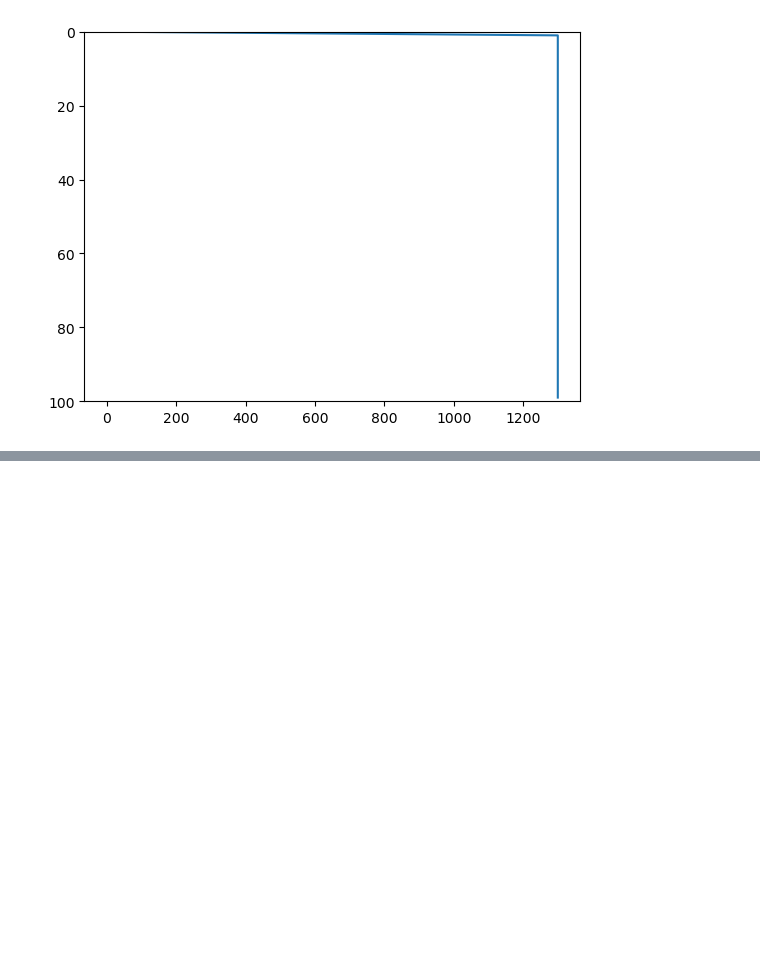
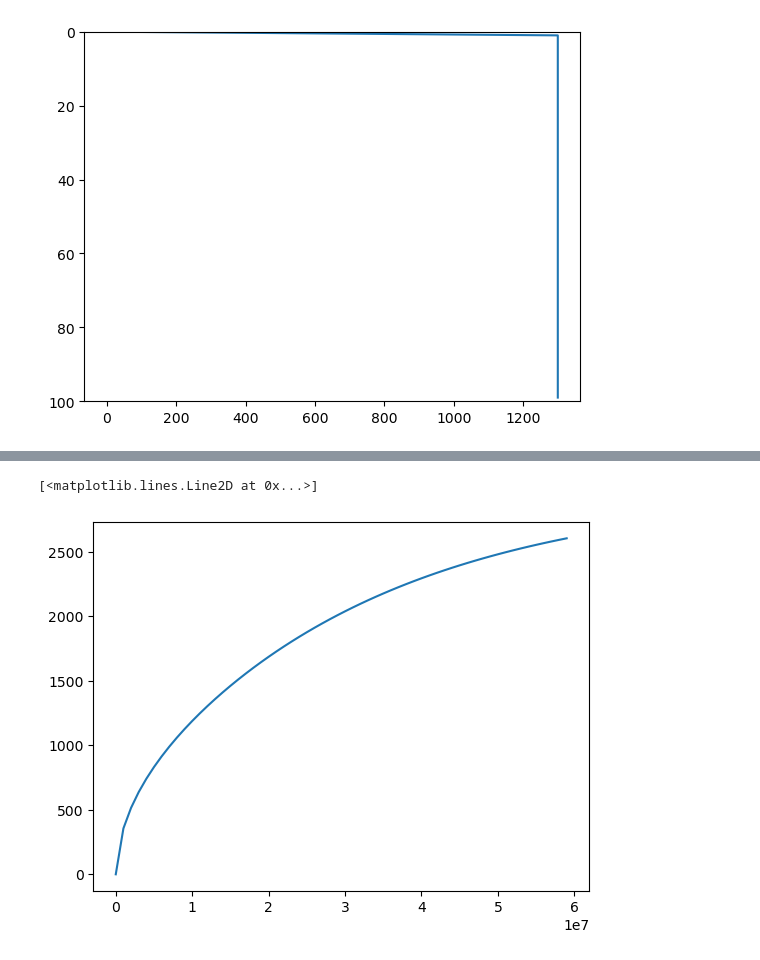
Before and after one commit to YagoMCastro/bacias-msc-2024, a Jupyter notebook: notebooks/classes/aula6.ipynb, the cells around one changed output, grey strips where cells are left out. Cells and saved outputs as stored; diff of their text form; code cells hidden in the pictures; blank space fills up the shorter version.

```diff
--- a/notebooks/classes/aula6.ipynb
+++ b/notebooks/classes/aula6.ipynb
@@ -42,0 +81,37 @@ plt.ylim(100,0)
+# %%
+dz = 1000.0
+
+z = np.arange(0.0, 100e3, dz)
+
+T1 = 1300.0 # Temperatura Base da Litosfera
+T0 = 0 # Temperatura da base da coluna d'água
+
+rhom = 3300 # Densidade do Manto
+rhow = 1000 # Densidade da água
+alfa = 3.26e-5 # Coeficiente de Expansão Volumétrica
+
+T = np.zeros_like(z) + T1 # Temperatura Inical Sob a Dorsal Meso-oceânica
+
+T[0] = T0
+
+t = 0.0
+
+dt = 1e3
+
+tprint = 0
+subsidencia = []
+tempo = []
+
+while t <60e6:
+  if t >= tprint:
+     w = np.sum(rhom * (T_original - T) * alfa * dz / (rhom-rhow))
+     subsidencia = np.append(subsidencia, w)
+     tempo = np.append(tempo, t)
+     tprint += 1e6
+  T[1 :-1] += fac * (T[2:]- 2 * T[1:-1] + T[:-2])
+  t += dt
+
+plt.plot(tempo, subsidencia)
+# %% [output]
+[<matplotlib.lines.Line2D at 0x...>]
+[figure, added]
```
Also changed, not shown: parts of 3 cells of this notebook.
